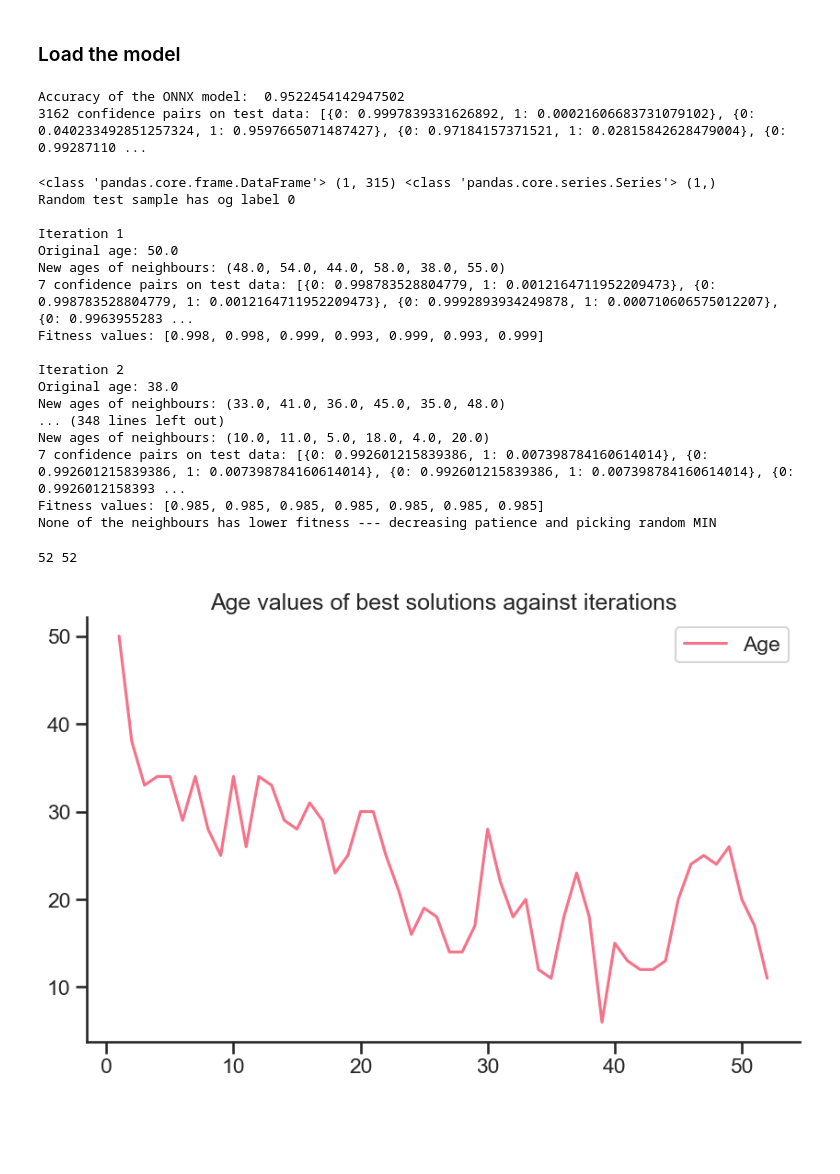
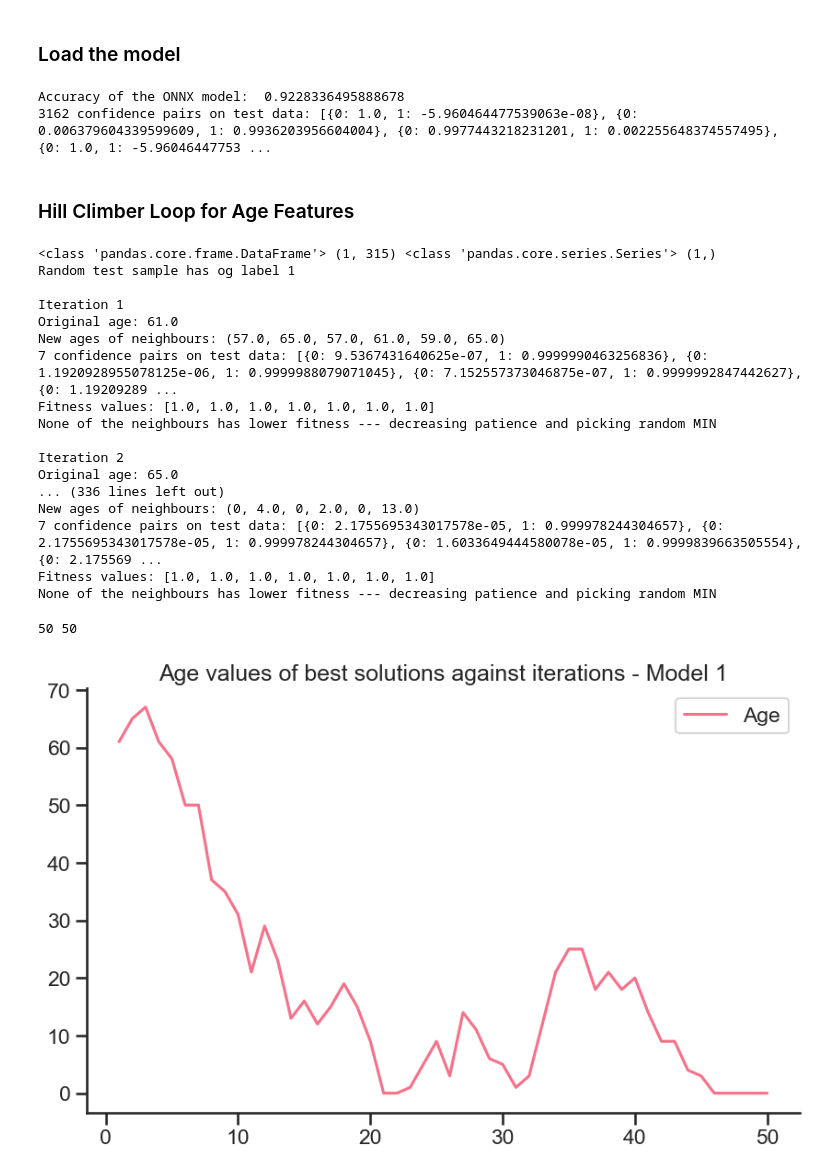
Before and after one commit to nadinekuo/TUD-CS4370-Fraud-Detection-Models, a Jupyter notebook: HillClimberTest.ipynb, the cells around one changed output. Saved outputs shown, nothing was run; the diff lists cells and outputs as text; code cells hidden in the pictures; blank space fills up the shorter version.

Commit message:
Hill climber audit model 1 age

```diff
--- a/HillClimberTest.ipynb
+++ b/HillClimberTest.ipynb
@@ -110,7 +110,7 @@ ethnicity_features = ['persoonlijke_eigenschappen_nl_begrijpen3',
 ### Load the model
 # %%
 # Let's load the model
-new_session1 = rt.InferenceSession("model/model_2_external.onnx")
+new_session1 = rt.InferenceSession("model/model_1_external.onnx")
 
 # Let's predict the target
 y_pred_onnx =  new_session1.run(None, inputs)
@@ -121,8 +121,8 @@ print('Accuracy of the ONNX model: ', accuracy_onnx_model)
 model_confs_test = y_pred_onnx[1]
 print(f"{len(model_confs_test)} confidence pairs on test data: {model_confs_test}")
 # %% [output]
-Accuracy of the ONNX model:  0.9522454142947502
-3162 confidence pairs on test data: [{0: 0.9997839331626892, 1: 0.00021606683731079102}, {0: 0.040233492851257324, 1: 0.9597665071487427}, {0: 0.97184157371521, 1: 0.02815842628479004}, {0: 0.99287110 ...
+Accuracy of the ONNX model:  0.9228336495888678
+3162 confidence pairs on test data: [{0: 1.0, 1: -5.960464477539063e-08}, {0: 0.006379604339599609, 1: 0.9936203956604004}, {0: 0.9977443218231201, 1: 0.002255648374557495}, {0: 1.0, 1: -5.96046447753 ...
 # %%
 
 def get_age_neighbours(X_test_sample, y_test_sample, age_features):
@@ -203,12 +212,15 @@ def get_neighbours_fitness(random_test_X, random_test_y):
     print(f"Fitness values: {fitness_vals}")
 
     return new_test_X, new_test_y, fitness_vals
+# %% [markdown]
+### Hill Climber Loop for Age Features
 # %%
 eps = 0.001    # TODO: possibly add eps
 patience = 50  # If fitness value of neighbours is not WORSE than current solution for patience iterations, stop
 count = 0
 max_iter = 200
 
+# TODO: Sample a random test sample from test set for which checked = 1
 random_test_X = X_test.sample(n=1)
 random_test_y = y_test[random_test_X.index]
 print(type(random_test_X), random_test_X.shape, type(random_test_y), random_test_y.shape)
@@ -252,38 +264,38 @@ while True:
 # NOTE: we don't have labels for the artificial neighbours, but ideally the original label should not change by the pertubations
 # %% [output]
 <class 'pandas.core.frame.DataFrame'> (1, 315) <class 'pandas.core.series.Series'> (1,)
-Random test sample has og label 0
+Random test sample has og label 1
 
 Iteration 1
-Original age: 50.0
-New ages of neighbours: (48.0, 54.0, 44.0, 58.0, 38.0, 55.0)
-7 confidence pairs on test data: [{0: 0.998783528804779, 1: 0.0012164711952209473}, {0: 0.998783528804779, 1: 0.0012164711952209473}, {0: 0.9992893934249878, 1: 0.000710606575012207}, {0: 0.9963955283 ...
-Fitness values: [0.998, 0.998, 0.999, 0.993, 0.999, 0.993, 0.999]
+Original age: 61.0
+New ages of neighbours: (57.0, 65.0, 57.0, 61.0, 59.0, 65.0)
+7 confidence pairs on test data: [{0: 9.5367431640625e-07, 1: 0.9999990463256836}, {0: 1.1920928955078125e-06, 1: 0.9999988079071045}, {0: 7.152557373046875e-07, 1: 0.9999992847442627}, {0: 1.19209289 ...
+Fitness values: [1.0, 1.0, 1.0, 1.0, 1.0, 1.0, 1.0]
+None of the neighbours has lower fitness --- decreasing patience and picking random MIN
 
 Iteration 2
-Original age: 38.0
-New ages of neighbours: (33.0, 41.0, 36.0, 45.0, 35.0, 48.0)
-... (348 lines left out)
-New ages of neighbours: (10.0, 11.0, 5.0, 18.0, 4.0, 20.0)
-7 confidence pairs on test data: [{0: 0.992601215839386, 1: 0.007398784160614014}, {0: 0.992601215839386, 1: 0.007398784160614014}, {0: 0.992601215839386, 1: 0.007398784160614014}, {0: 0.9926012158393 ...
-Fitness values: [0.985, 0.985, 0.985, 0.985, 0.985, 0.985, 0.985]
+Original age: 65.0
+... (336 lines left out)
+New ages of neighbours: (0, 4.0, 0, 2.0, 0, 13.0)
+7 confidence pairs on test data: [{0: 2.1755695343017578e-05, 1: 0.999978244304657}, {0: 2.1755695343017578e-05, 1: 0.999978244304657}, {0: 1.6033649444580078e-05, 1: 0.9999839663505554}, {0: 2.175569 ...
+Fitness values: [1.0, 1.0, 1.0, 1.0, 1.0, 1.0, 1.0]
 None of the neighbours has lower fitness --- decreasing patience and picking random MIN
 # %%
 print(len(best_fitness_vals), len(best_fitness_ages))
 
 # Plot fitness values and ages against iterations (count) in one plot with legend
 # sns.lineplot(x=range(1, count+1), y=best_fitness_vals, label='Fitness values of best solutions')
 # NOTE: plotting fitness is not very useful, because every iteration the fitness value of curr solution
 # will be diff from the fitness value for that same solution in the previous iteration (which was relative to the curr solution!)
 # So you would see lots of spikes
-sns.lineplot(x=range(1, count+1), y=best_fitness_ages, label='Age').set_title('Age values of best solutions against iterations')
+sns.lineplot(x=range(1, count+1), y=best_fitness_ages, label='Age').set_title('Age values of best solutions against iterations - Model 1')
 sns.set_style("whitegrid")
 sns.despine()
 sns.set(rc={'figure.figsize':(10,6)})
 sns.set_context("talk")
 sns.set_palette("husl")
 sns.set_style("whitegrid")
 sns.set_style("ticks")
 # %% [output]
-52 52
+50 50
-[figure, old version]
+[figure, new version]
```
Also changed, not shown: parts of 3 cells of this notebook, 3 other files.
